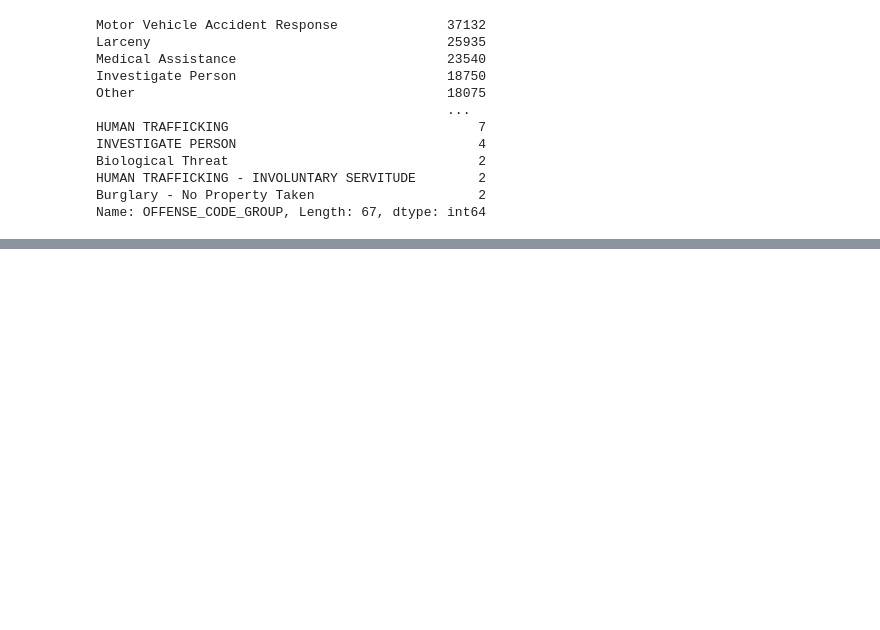
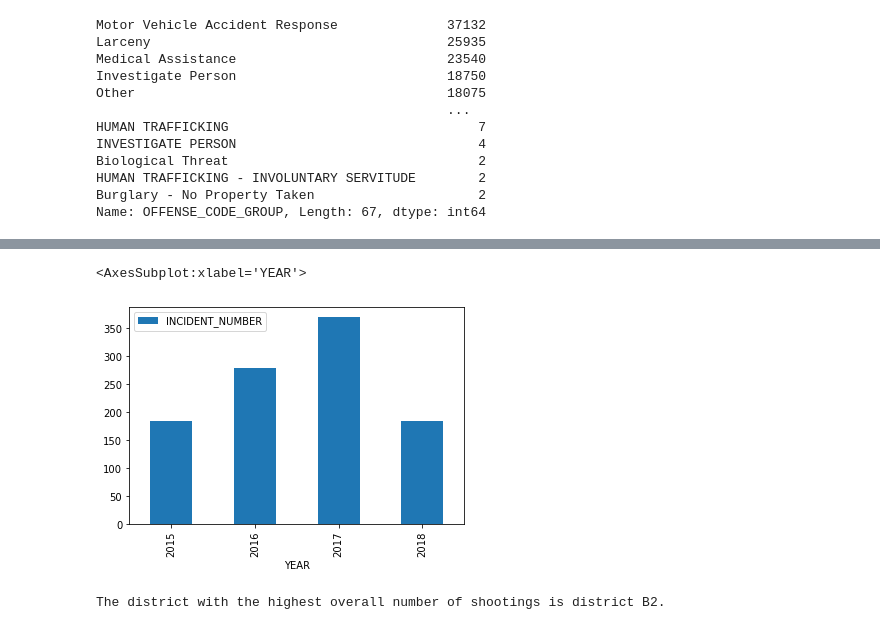
Before and after one commit to heyitsronny/ds2021, a Jupyter notebook: loesung.ipynb, the cells around one changed output, grey strips where cells are left out. Saved outputs shown, nothing was run; the diff lists cells and outputs as text; code cells hidden in the pictures; blank space fills up the shorter version.

```diff
--- a/loesung.ipynb
+++ b/loesung.ipynb
@@ -136,0 +163,28 @@ Name: OFFENSE_CODE_GROUP, Length: 67, dtype: int64
+# %%
+# OVERALL INCIDENTS
+# a - We need to create a dataframe with all rows where shooting is 'Y'
+# b - plot the number of incidensts per year
+
+# a)
+condition = (df['SHOOTING'] == 'Y')
+only_shootings = df[condition]
+
+# b)
+pd.DataFrame(only_shootings.groupby("YEAR").INCIDENT_NUMBER.count()).plot(kind='bar')
+# %% [output]
+<AxesSubplot:xlabel='YEAR'>
+[figure, added]
+# %%
+# DISTRICT:
+# a - Then we need to count the values of DISTRICT
+# b - get the name of the first row
+
+# a)
+shooting_value_counts = only_shootings['DISTRICT'].value_counts()
+
+# b)
+district = shooting_value_counts.index[0]
+
+print("The district with the highest overall number of shootings is district " + district + ".")
+# %% [output]
+The district with the highest overall number of shootings is district B2.
```
Also changed, not shown: parts of 6 cells of this notebook.
